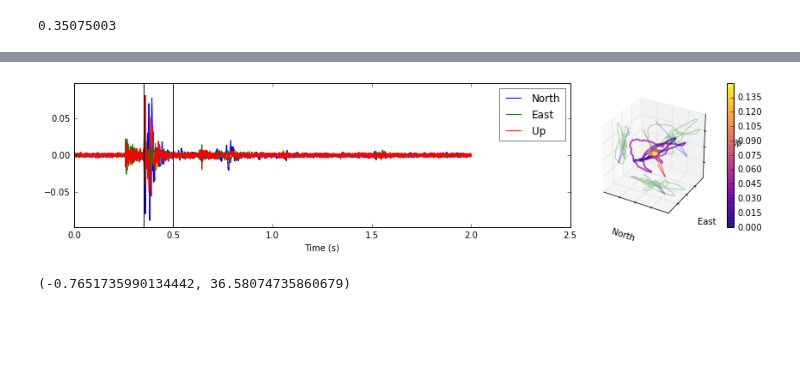
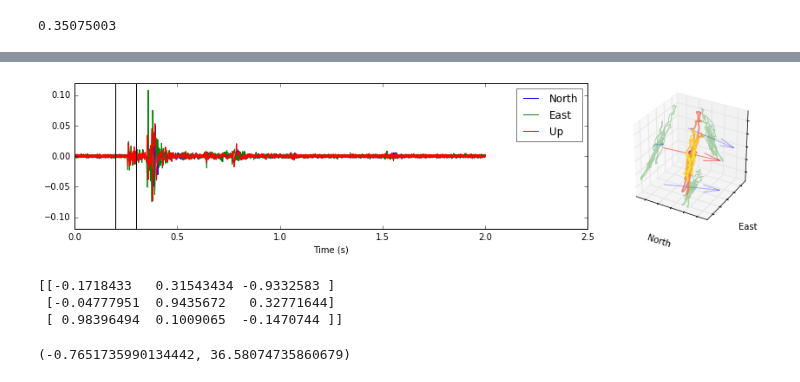
Before and after one commit to JackWalpole/splitwavepy, a Jupyter notebook: devel/Microseismic.ipynb, the cells around one changed output, grey strips where cells are left out. Saved outputs shown, nothing was run; the diff lists cells and outputs as text; code cells hidden in the pictures; blank space fills up the shorter version.

Commit message:
python 2 bugfix when setting lags.  remove colorbar in ppm plot.

```diff
--- a/devel/Microseismic.ipynb
+++ b/devel/Microseismic.ipynb
@@ -35,12 +35,16 @@ t.plot()
 # %%
 # t.set_window(0.4,0.5)
 # t.set_ray()
 # t.rotate2ray()
 # t.plot()
 
-t.set_window(0.35,0.5)
+t.set_window(0.2,0.3)
 t.set_ray()
 t.rotate2ray()
 t.plot()
+print(t.cmpvecs)
 # %% [output]
-[figure, old version]
+[figure, new version]
+[[-0.1718433   0.31543434 -0.9332583 ]
+ [-0.04777951  0.9435672   0.32771644]
+ [ 0.98396494  0.1009065  -0.1470744 ]]
```
Also changed, not shown: parts of 12 cells of this notebook, 4 other files.
